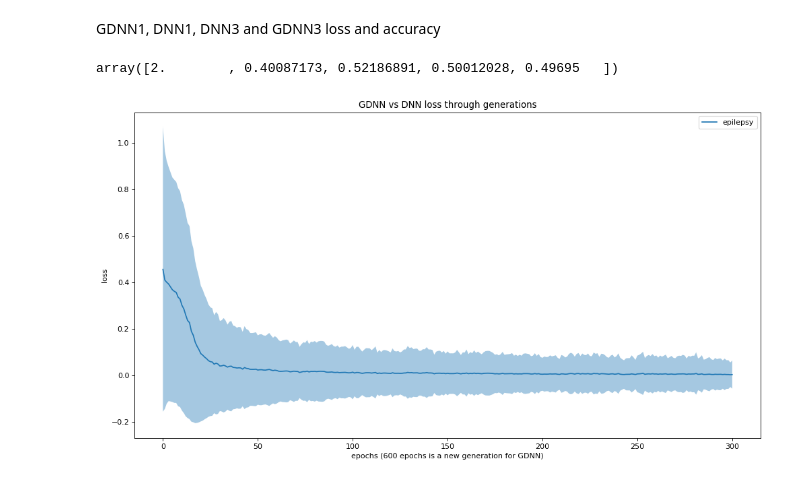
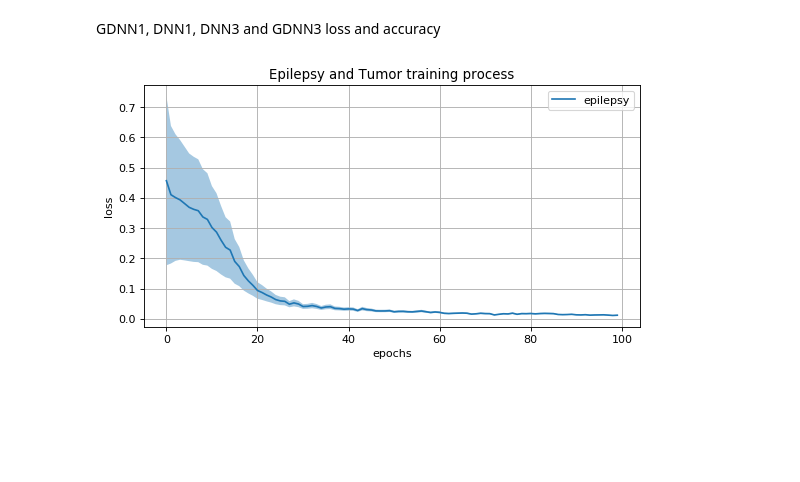
Before and after one commit to gmaggiotti/brain-disorders-prediction, a Jupyter notebook: src/results.ipynb, the cells around one changed output. Drawn from its saved outputs; the diff is of its cells as text; code cells hidden in the pictures; blank space fills up the shorter version.

```diff
--- a/src/results.ipynb
+++ b/src/results.ipynb
@@ -15,31 +15,27 @@ epiNN5 = np.loadtxt(path + "/../results/epilepsy-5NN.out", delimiter=",")
 # gdnn3 = np.loadtxt(path + "/../results/GDNN3.csv", delimiter=",")
 # dnn3 = np.loadtxt(path + "/../results/DNN3.csv", delimiter=",")
 
-epiNN5[2,:]
+epiNN5 = epiNN5[:100,:]
-# %% [output]
-array([2.        , 0.40087173, 0.52186891, 0.50012028, 0.49695   ])
 # %%
 from matplotlib.pyplot import figure
 import matplotlib.pyplot as plt
 %matplotlib inline
 
-figure(num=None, figsize=(15, 8), dpi=80, facecolor='w', edgecolor='k')
+figure(num=None, figsize=(8, 4), dpi=80, facecolor='w', edgecolor='k')
 
 plt.plot(epiNN5[:,0],epiNN5[:,1], label="epilepsy")
-plt.fill_between(epiNN5[:,0], epiNN5[:,1]+epiNN5[:,2],  epiNN5[:,1]-epiNN5[:,2], alpha=0.4)
+plt.fill_between(epiNN5[:,0], epiNN5[:,1]+epiNN5[:,1]*epiNN5[:,2],  epiNN5[:,1]-epiNN5[:,1]*epiNN5[:,2], alpha=0.4)
 
-
-# plt.plot(dnn1[:,0],dnn1[:,1], label="DNN1")
-# plt.plot(gdnn3[:,0],gdnn3[:,1], label="GDNN3")
-# plt.plot(dnn3[:,0],dnn3[:,1], label="DNN3")
-
-plt.title('GDNN vs DNN loss through generations')
-plt.xlabel('epochs (600 epochs is a new generation for GDNN)')
+# plt.gca().set_xscale("log", nonposx='clip')
+# plt.gca().set_yscale("log", nonposy='clip')
+plt.grid(True)
+plt.title('Epilepsy and Tumor training process')
+plt.xlabel('epochs')
 plt.ylabel('loss');
 plt.legend()
 plt.show()
 # %% [output]
-[figure, old version]
+[figure, new version]
 # %%
 from matplotlib.pyplot import figure
 import matplotlib.pyplot as plt
```
Also changed, not shown: parts of 1 cell of this notebook, 1 other file.
